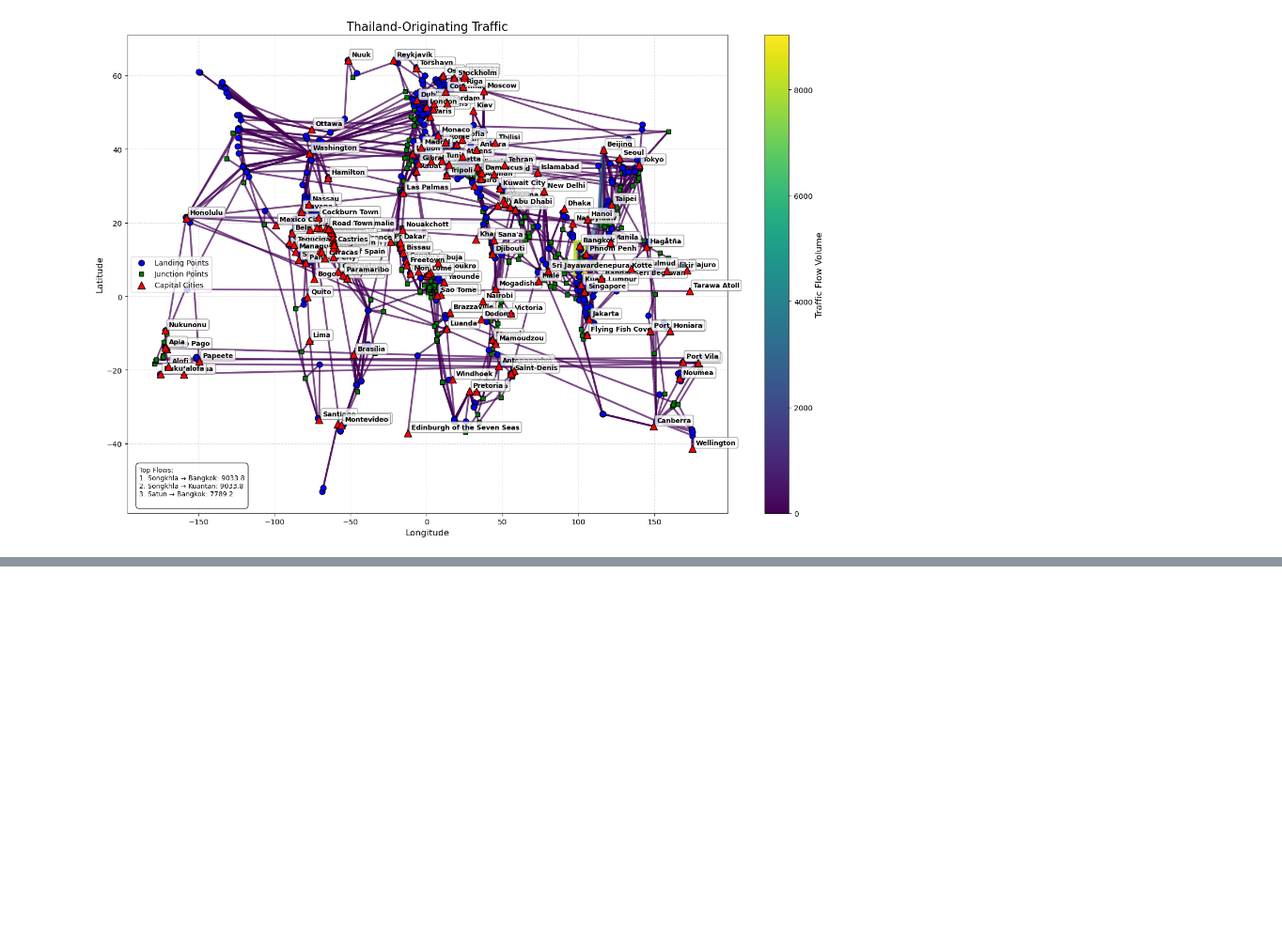
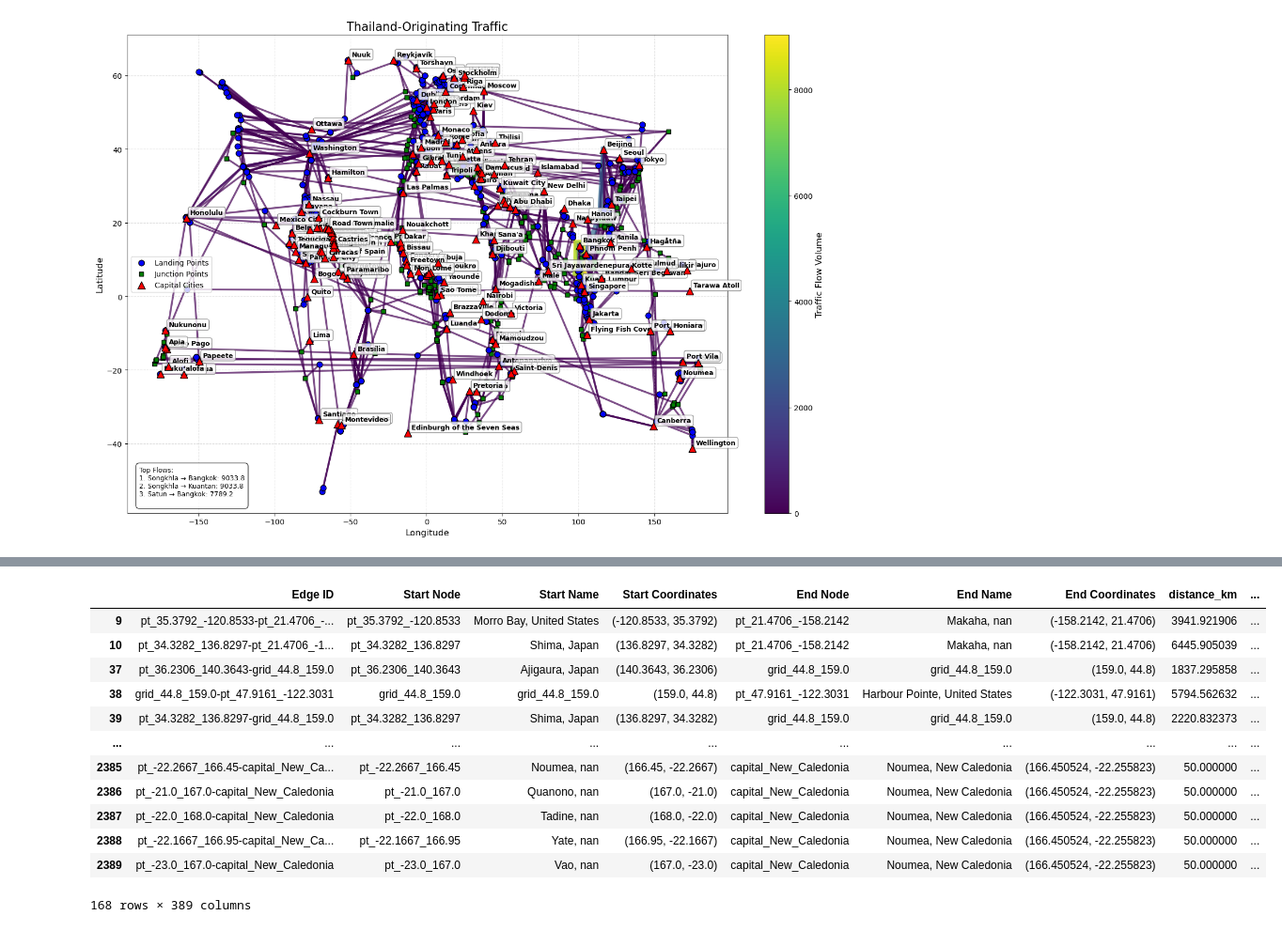
Before and after one commit to dsammanthan/MSc-thesis, a Jupyter notebook: Traffic Assignment Code (MSc Thesis).ipynb, the cells around one changed output, grey strips where cells are left out. Shown at 94% size. Cells and saved outputs as stored; diff of their text form; code cells hidden in the pictures; blank space fills up the shorter version.

```diff
--- a/Traffic Assignment Code (MSc Thesis).ipynb
+++ b/Traffic Assignment Code (MSc Thesis).ipynb
@@ -794,0 +697,29 @@ plot_traffic(merged_data, nodes, traffic_col='traffic_South_Africa', title='Sout
+# %%
+merged_data['Start Coordinates'] = merged_data['Start Coordinates'].apply(ast.literal_eval)
+merged_data['End Coordinates'] = merged_data['End Coordinates'].apply(ast.literal_eval)
+def longitude_in_range_safe(coord):
+    try:
+        lon = float(coord[0])
+        return (150 <= lon <= 180) or (-180 <= lon <= -150)
+    except (ValueError, TypeError, IndexError):
+        return False
+
+filtered_rows = merged_data[
+    merged_data['Start Coordinates'].apply(longitude_in_range_safe) |
+    merged_data['End Coordinates'].apply(longitude_in_range_safe)
+]
+filtered_rows
+# %% [output]
+|  | Edge ID | Start Node | Start Name | Start Coordinates | End Node | End Name | End Coordinates | distance_km | ... |
+| 9 | pt_35.3792_-120.8533-pt_21.4706_-... | pt_35.3792_-120.8533 | Morro Bay, United States | (-120.8533, 35.3792) | pt_21.4706_-158.2142 | Makaha, nan | (-158.2142, 21.4706) | 3941.921906 | ... |
+| 10 | pt_34.3282_136.8297-pt_21.4706_-1... | pt_34.3282_136.8297 | Shima, Japan | (136.8297, 34.3282) | pt_21.4706_-158.2142 | Makaha, nan | (-158.2142, 21.4706) | 6445.905039 | ... |
+| 37 | pt_36.2306_140.3643-grid_44.8_159.0 | pt_36.2306_140.3643 | Ajigaura, Japan | (140.3643, 36.2306) | grid_44.8_159.0 | grid_44.8_159.0 | (159.0, 44.8) | 1837.295858 | ... |
+| 38 | grid_44.8_159.0-pt_47.9161_-122.3031 | grid_44.8_159.0 | grid_44.8_159.0 | (159.0, 44.8) | pt_47.9161_-122.3031 | Harbour Pointe, United States | (-122.3031, 47.9161) | 5794.562632 | ... |
+| 39 | pt_34.3282_136.8297-grid_44.8_159.0 | pt_34.3282_136.8297 | Shima, Japan | (136.8297, 34.3282) | grid_44.8_159.0 | grid_44.8_159.0 | (159.0, 44.8) | 2220.832373 | ... |
+| ... | ... | ... | ... | ... | ... | ... | ... | ... | ... |
+| 2385 | pt_-22.2667_166.45-capital_New_Ca... | pt_-22.2667_166.45 | Noumea, nan | (166.45, -22.2667) | capital_New_Caledonia | Noumea, New Caledonia | (166.450524, -22.255823) | 50.000000 | ... |
+| 2386 | pt_-21.0_167.0-capital_New_Caledonia | pt_-21.0_167.0 | Quanono, nan | (167.0, -21.0) | capital_New_Caledonia | Noumea, New Caledonia | (166.450524, -22.255823) | 50.000000 | ... |
+| 2387 | pt_-22.0_168.0-capital_New_Caledonia | pt_-22.0_168.0 | Tadine, nan | (168.0, -22.0) | capital_New_Caledonia | Noumea, New Caledonia | (166.450524, -22.255823) | 50.000000 | ... |
+| 2388 | pt_-22.1667_166.95-capital_New_Ca... | pt_-22.1667_166.95 | Yate, nan | (166.95, -22.1667) | capital_New_Caledonia | Noumea, New Caledonia | (166.450524, -22.255823) | 50.000000 | ... |
+| 2389 | pt_-23.0_167.0-capital_New_Caledonia | pt_-23.0_167.0 | Vao, nan | (167.0, -23.0) | capital_New_Caledonia | Noumea, New Caledonia | (166.450524, -22.255823) | 50.000000 | ... |
+168 rows × 389 columns
```
Also changed, not shown: parts of 25 cells of this notebook, 4 other files.
